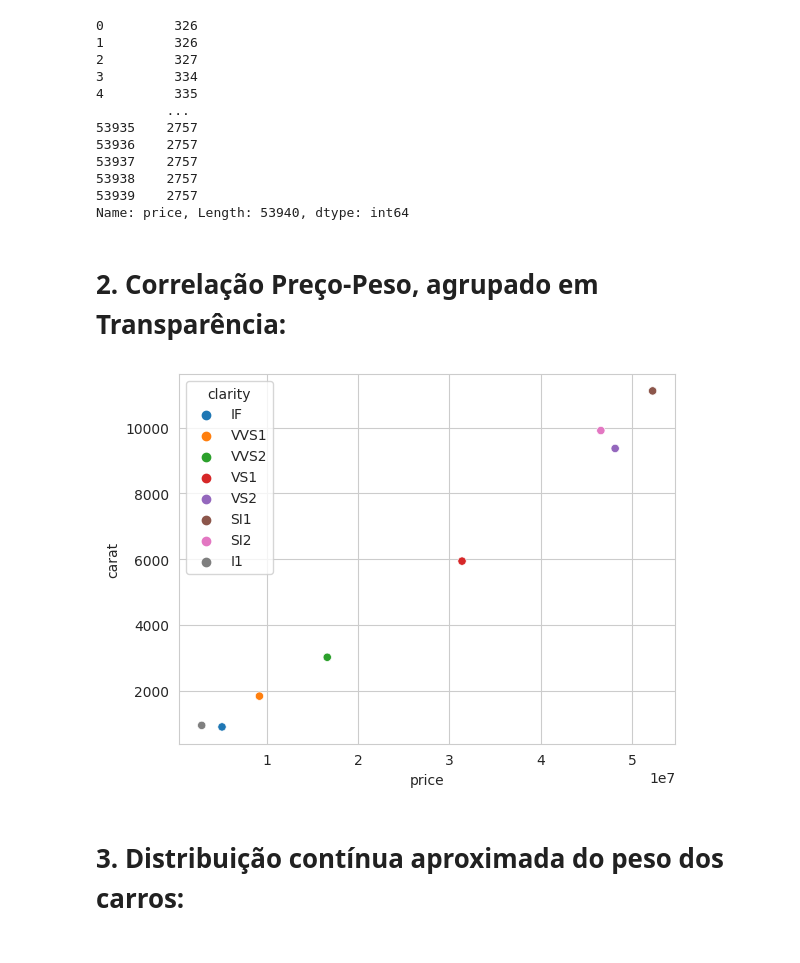
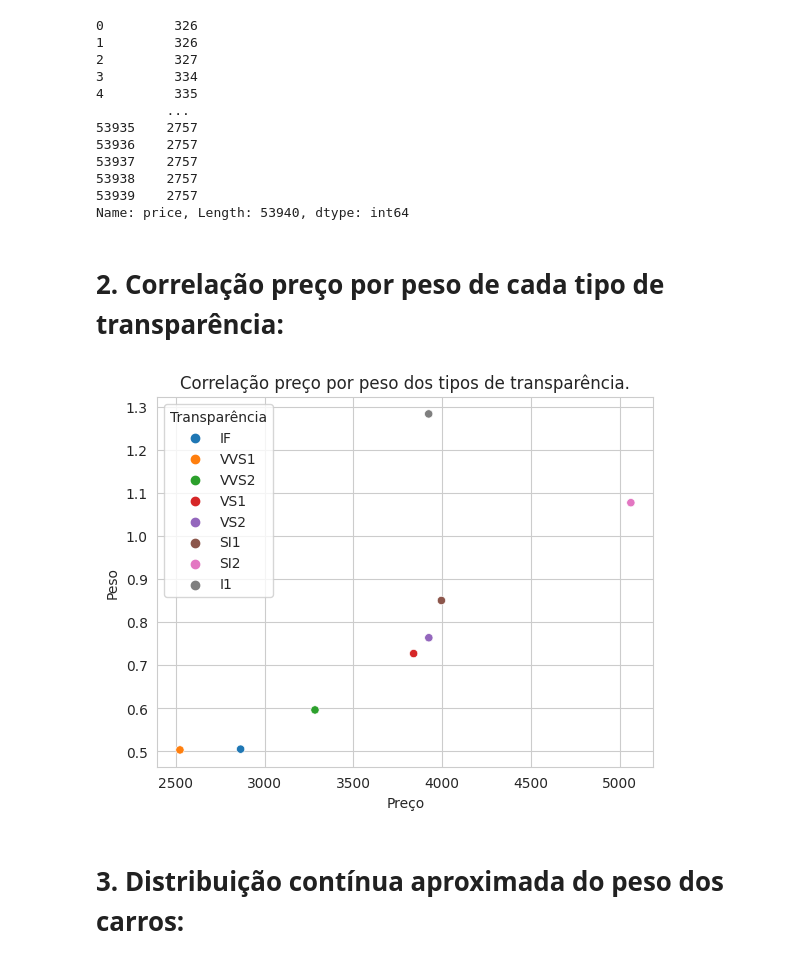
Before and after one commit to freirefellipe/ebac, a Jupyter notebook: MOD15_resolvido.ipynb, the cells around one changed output. Saved outputs shown, nothing was run; the diff lists cells and outputs as text; code cells hidden in the pictures.

```diff
--- a/MOD15_resolvido.ipynb
+++ b/MOD15_resolvido.ipynb
@@ -30,18 +31,22 @@ display(diamonds_ds['price'])
 53938    2757
 53939    2757
 Name: price, Length: 53940, dtype: int64
-# %% [markdown]
-# 2. Correlação Preço-Peso, agrupado em Transparência:
+# %% [markdown]
+# 2. Correlação preço por peso de cada tipo de transparência:
 # %%
 import seaborn
 
-diamonds_ds = seaborn.load_dataset('diamonds')[['price', 'carat', 'clarity']].groupby('clarity').agg('sum')
+diamonds_ds = seaborn.load_dataset('diamonds')[['price', 'carat', 'clarity']].groupby('clarity').agg('mean')
 
 with seaborn.axes_style('whitegrid'):
 
   diamonds_grapho = seaborn.scatterplot(data=diamonds_ds, x='price', y='carat', hue='clarity')
+
+  diamonds_grapho.set(title='Correlação preço por peso dos tipos de transparência.', xlabel='Preço', ylabel='Peso')
+
+  diamonds_grapho.get_legend().set_title('Transparência')
 # %% [output]
-[figure, old version]
+[figure, new version]
 # %%
 display(diamonds_ds)
 # %% [markdown]
```
Also changed, not shown: parts of 3 cells of this notebook.
